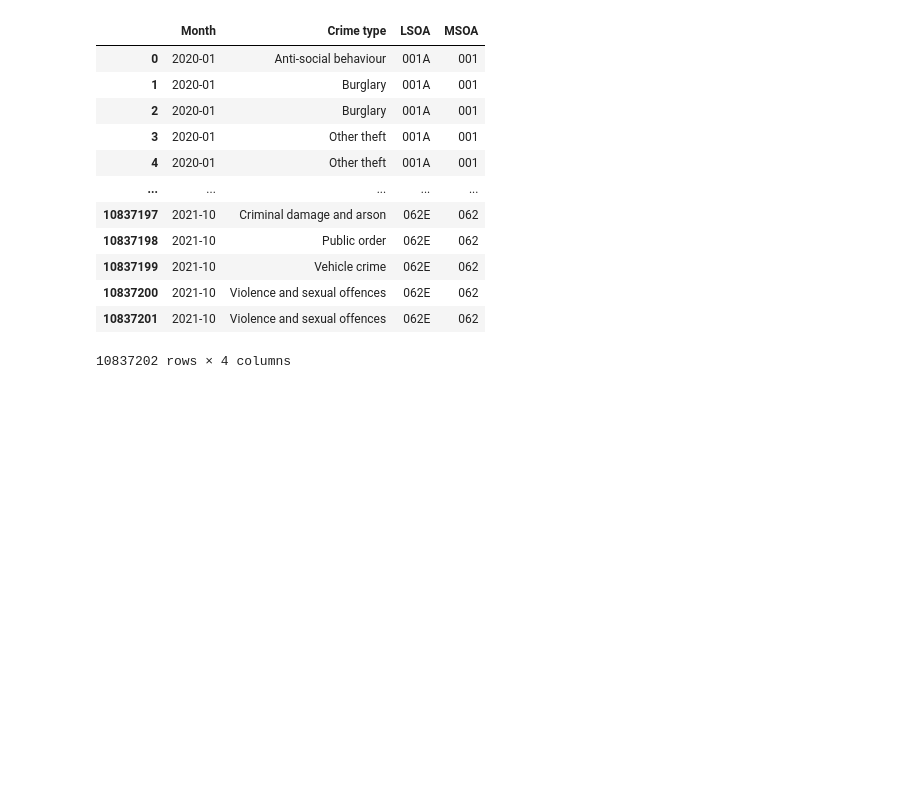
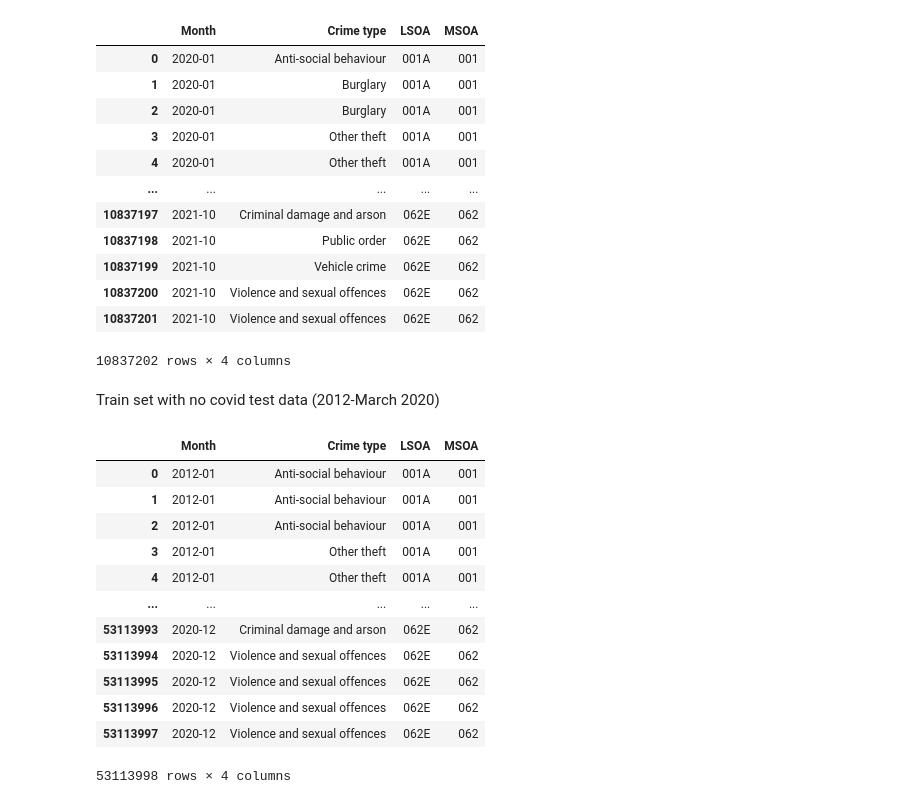
Before and after one commit to njitsh/Data-Challenge-2, a Jupyter notebook: Pre-processing_data.ipynb, the cells around one changed output. Cells and saved outputs as stored; diff of their text form; code cells hidden in the pictures; blank space fills up the shorter version.

```diff
--- a/Pre-processing_data.ipynb
+++ b/Pre-processing_data.ipynb
@@ -132,3 +131,22 @@ testSetCovid
 | 10837200 | 2021-10 | Violence and sexual offences | 062E | 062 |
 | 10837201 | 2021-10 | Violence and sexual offences | 062E | 062 |
 10837202 rows × 4 columns
+# %% [markdown]
+Train set with no covid test data (2012-March 2020)
+# %%
+trainSetWithNoCovid = pd.concat([trainSet, testSetNoCovid], axis=0, ignore_index=True)
+trainSetWithNoCovid
+# %% [output]
+|  | Month | Crime type | LSOA | MSOA |
+| 0 | 2012-01 | Anti-social behaviour | 001A | 001 |
+| 1 | 2012-01 | Anti-social behaviour | 001A | 001 |
+| 2 | 2012-01 | Anti-social behaviour | 001A | 001 |
+| 3 | 2012-01 | Other theft | 001A | 001 |
+| 4 | 2012-01 | Other theft | 001A | 001 |
+| ... | ... | ... | ... | ... |
+| 53113993 | 2020-12 | Criminal damage and arson | 062E | 062 |
+| 53113994 | 2020-12 | Violence and sexual offences | 062E | 062 |
+| 53113995 | 2020-12 | Violence and sexual offences | 062E | 062 |
+| 53113996 | 2020-12 | Violence and sexual offences | 062E | 062 |
+| 53113997 | 2020-12 | Violence and sexual offences | 062E | 062 |
+53113998 rows × 4 columns
```
Also changed, not shown: parts of 25 cells of this notebook, 3 other files.
